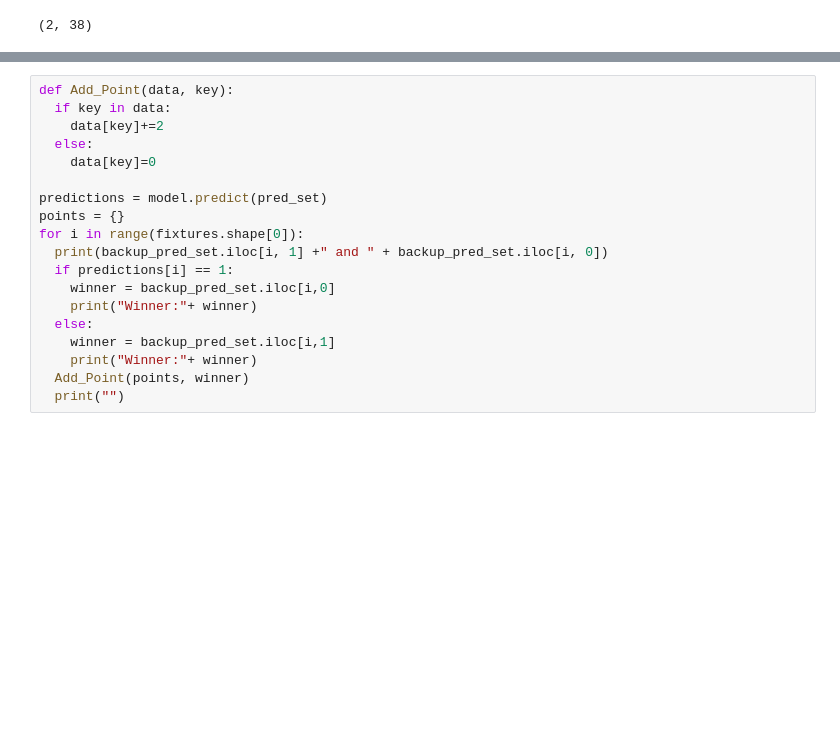
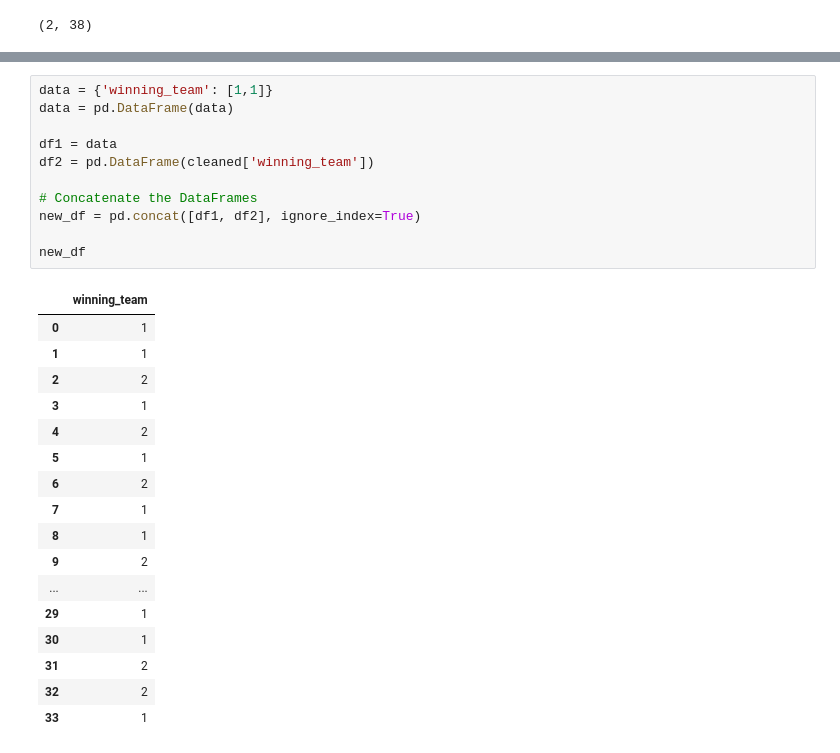
Before and after one commit to nirmalshah20519/Data_Mining_CP3_T02, a Jupyter notebook: IDM_Project_3_T_02_23.ipynb, the cells around one changed output, grey strips where cells are left out. Saved outputs shown, nothing was run; the diff lists cells and outputs as text; blank space fills up the shorter version.

Commit message:
Done predicting the final winner

```diff
--- a/IDM_Project_3_T_02_23.ipynb
+++ b/IDM_Project_3_T_02_23.ipynb
@@ -346,19 +398,29 @@ array([[0],
-# %%
-def Add_Point(data, key):
-  if key in data:
-    data[key]+=2
-  else:
-    data[key]=0
-
-predictions = model.predict(pred_set)
-points = {}
-for i in range(fixtures.shape[0]):
-  print(backup_pred_set.iloc[i, 1] +" and " + backup_pred_set.iloc[i, 0])
-  if predictions[i] == 1:
-    winner = backup_pred_set.iloc[i,0]
-    print("Winner:"+ winner)
-  else:
-    winner = backup_pred_set.iloc[i,1]
-    print("Winner:"+ winner)
-  Add_Point(points, winner)
-  print("")
+# %%
+data = {'winning_team': [1,1]}
+data = pd.DataFrame(data)
+
+df1 = data
+df2 = pd.DataFrame(cleaned['winning_team'])
+
+# Concatenate the DataFrames
+new_df = pd.concat([df1, df2], ignore_index=True)
+
+new_df
+# %% [output]
+|  | winning_team |
+| 0 | 1 |
+| 1 | 1 |
+| 2 | 2 |
+| 3 | 1 |
+| 4 | 2 |
+| 5 | 1 |
+| 6 | 2 |
+| 7 | 1 |
+| 8 | 1 |
+| 9 | 2 |
+| ... | ... |
+| 29 | 1 |
+| 30 | 1 |
+| 31 | 2 |
+| 32 | 2 |
+| 33 | 1 |
```
Also changed, not shown: parts of 16 cells of this notebook.
